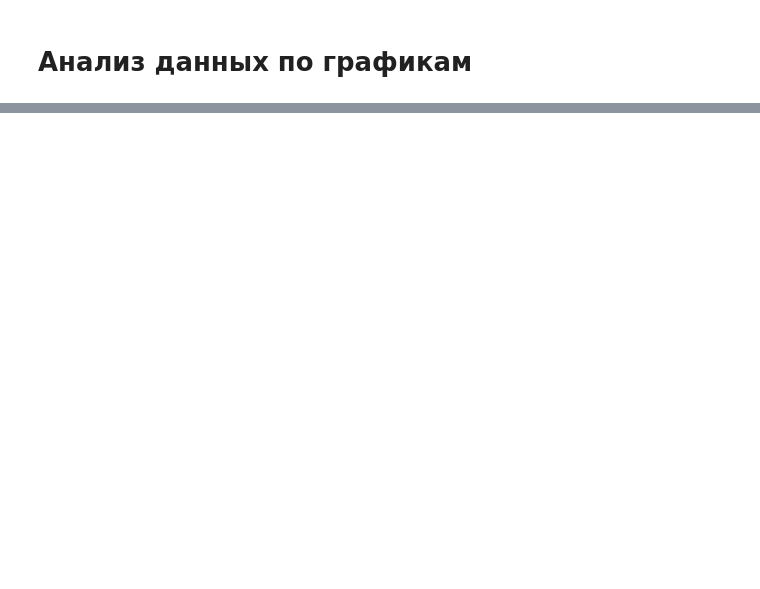
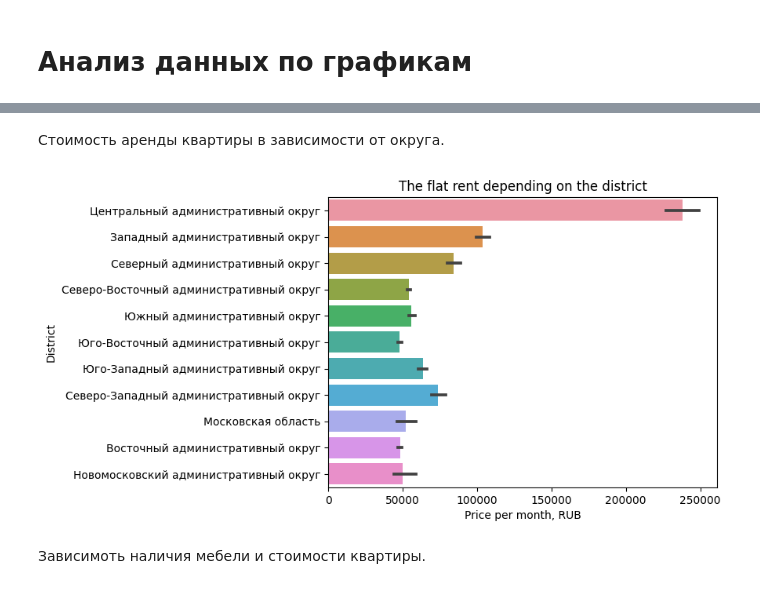
Before and after one commit to osana/real_estate_eda, a Jupyter notebook: Graphics.ipynb, the cells around one changed output, grey strips where cells are left out. Cells and saved outputs as stored; diff of their text form; code cells hidden in the pictures; blank space fills up the shorter version.

```diff
--- a/Graphics.ipynb
+++ b/Graphics.ipynb
@@ -38,0 +52,13 @@ sns.scatterplot(data=rent, x='price_rub_month', y='square_total')
+# %% [markdown]
+Стоимость аренды квартиры в зависимости от округа.
+# %%
+sns.barplot(data=rent_fixed, x='price_rub_month', y='Округ')
+
+plt.title('The flat rent depending on the district')
+plt.xlabel('Price per month, RUB')
+plt.ylabel('District')
+plt.show()
+# %% [output]
+[figure, added]
+# %% [markdown]
+Зависимоть наличия мебели и стоимости квартиры.
```
Also changed, not shown: parts of 8 cells of this notebook.
